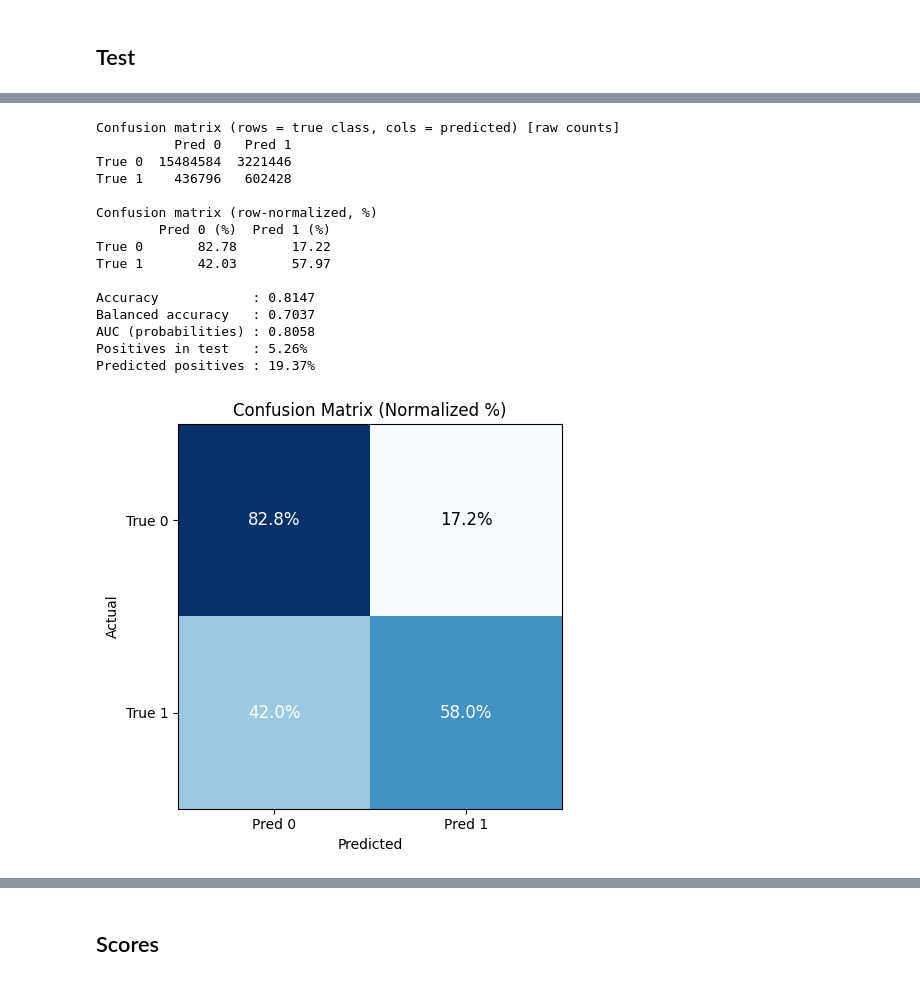
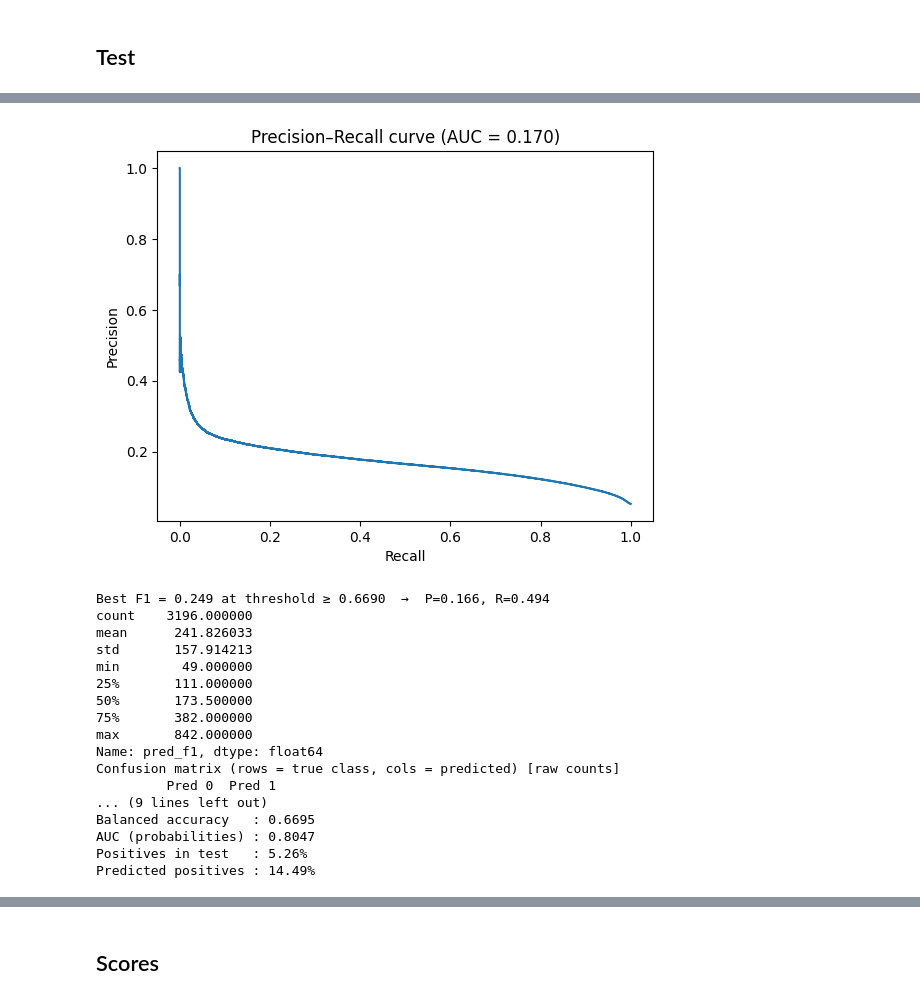
Before and after one commit to TarenP/StockBot, a Jupyter notebook: TopSelectorTrain.ipynb, the cells around one changed output, grey strips where cells are left out. Cells and saved outputs as stored; diff of their text form; code cells hidden in the pictures.

```diff
--- a/TopSelectorTrain.ipynb
+++ b/TopSelectorTrain.ipynb
@@ -238,12 +322,14 @@ scripted_model.eval()
 test_ds = ParquetDataset(test_dates)
 test_loader = DataLoader(test_ds, batch_size=None, num_workers=0)
 
+best_thresh = 0.6779
+
 results = []
 with torch.no_grad():
     for XTest, yTest, meta in test_loader:
         yTestpreds = scripted_model(XTest)
         probs = torch.sigmoid(yTestpreds).cpu().numpy()
-        preds = (probs >= 0.5).astype(np.int8) # Certainty Rating
+        preds = (probs >= best_thresh).astype(np.int8) # Certainty Rating
         labels = yTest.cpu().numpy()
 
         for i in range(len(probs)):
@@ -259,9 +345,13 @@ accuracy = accuracy_score(test_df["label"], test_df["pred"])
 print(f"Test Accuracy: {accuracy:.4f}")
 print("\nClassification Report:\n", classification_report(test_df["label"], test_df["pred"], digits=4))
 
-# Export
-top_150_df = test_df[test_df["rank_prob"] <= 150].copy()
-top_150_df = top_150_df.sort_values(["date", "rank_prob"])
-top_150_df.to_csv("top_150_predictions.csv", index=False)
-print("Exported top 150 predictions per date to top_150_predictions.csv")
+# # Export
+# top_150_df = test_df[test_df["rank_prob"] <= 150].copy()
+# top_150_df = top_150_df.sort_values(["date", "rank_prob"])
+# top_150_df.to_csv("top_150_predictions.csv", index=False)
+# print("Exported top 150 predictions per date to top_150_predictions.csv")
+# After running inference loop, build DataFrame:
+full_df = pd.DataFrame(results, columns=["date","ticker","prob","pred","label"])
+# Save everything:
+full_df.to_csv("full_test_predictions.csv", index=False)
 # %% [output]
@@ -283,6 +371,35 @@ from sklearn.metrics import confusion_matrix, balanced_accuracy_score, roc_auc_s
 import matplotlib.pyplot as plt
 import numpy as np
 import pandas as pd
+
+from sklearn.metrics import precision_recall_curve, auc
+import matplotlib.pyplot as plt
+
+df = pd.read_csv("full_test_predictions.csv")
+y_true = df["label"]
+y_scores = df["prob"]
+precision, recall, thresholds = precision_recall_curve(y_true, y_scores)
+pr_auc = auc(recall, precision)
+
+plt.plot(recall, precision)
+plt.xlabel("Recall")
+plt.ylabel("Precision")
+plt.title(f"Precision–Recall curve (AUC = {pr_auc:.3f})")
+plt.show()
+
+# compute F1 at each point
+f1 = 2 * precision * recall / (precision + recall + 1e-16)
+
+# pick best
+best_idx   = np.nanargmax(f1[:-1])     # last precision/recall point has no corresponding threshold
+best_thresh = thresholds[best_idx]
+best_p, best_r, best_f1 = precision[best_idx], recall[best_idx], f1[best_idx]
+
+print(f"Best F1 = {best_f1:.3f} at threshold ≥ {best_thresh:.4f}  →  P={best_p:.3f}, R={best_r:.3f}")
+
+full_df['pred_f1'] = (full_df['prob'] >= best_thresh).astype(int)
+picks_per_day = full_df.groupby('date')['pred_f1'].sum()
+print(picks_per_day.describe())
 
 # -------------------------------------------------
 # 1. confusion-matrix + key metrics
@@ -304,46 +421,48 @@ print(pd.DataFrame(cm_percent,
                    index=["True 0", "True 1"],
                    columns=["Pred 0 (%)", "Pred 1 (%)"]))
 
 print(f"\nAccuracy            : {(tn+tp)/cm.sum():.4f}")
 print(f"Balanced accuracy   : {balanced_accuracy_score(test_df['label'], test_df['pred']):.4f}")
 print(f"AUC (probabilities) : {roc_auc_score(test_df['label'], test_df['prob']):.4f}")
 print(f"Positives in test   : {test_df['label'].mean()*100:.2f}%")
 print(f"Predicted positives : {(test_df['pred']==1).mean()*100:.2f}%")
 
 # -------------------------------------------------
 # 2. Heatmap of normalized confusion matrix
 # -------------------------------------------------
 fig, ax = plt.subplots()
 im = ax.imshow(cm_percent, cmap="Blues")
 
 # text annotations (%)
 for (i, j), val in np.ndenumerate(cm_percent):
     ax.text(j, i, f"{val:.1f}%", ha="center", va="center",
             fontsize=12, color="white" if val > cm_percent.max() / 2 else "black")
 
 ax.set_xticks([0, 1])
 ax.set_xticklabels(["Pred 0", "Pred 1"])
 ax.set_yticks([0, 1])
 ax.set_yticklabels(["True 0", "True 1"])
 ax.set_xlabel("Predicted")
 ax.set_ylabel("Actual")
 ax.set_title("Confusion Matrix (Normalized %)")
 plt.tight_layout()
 plt.show()
 # %% [output]
+[figure, new version]
+Best F1 = 0.249 at threshold ≥ 0.6690  →  P=0.166, R=0.494
+count    3196.000000
+mean      241.826033
+std       157.914213
+min        49.000000
+25%       111.000000
+50%       173.500000
+75%       382.000000
+max       842.000000
+Name: pred_f1, dtype: float64
 Confusion matrix (rows = true class, cols = predicted) [raw counts]
-          Pred 0   Pred 1
-True 0  15484584  3221446
-True 1    436796   602428
-
-Confusion matrix (row-normalized, %)
-        Pred 0 (%)  Pred 1 (%)
-True 0       82.78       17.22
-True 1       42.03       57.97
-
-Accuracy            : 0.8147
-Balanced accuracy   : 0.7037
-AUC (probabilities) : 0.8058
+         Pred 0  Pred 1
+... (9 lines left out)
+Balanced accuracy   : 0.6695
+AUC (probabilities) : 0.8047
 Positives in test   : 5.26%
-Predicted positives : 19.37%
+Predicted positives : 14.49%
-[figure, old version]
```
Also changed, not shown: parts of 6 cells of this notebook, 1 other file.
